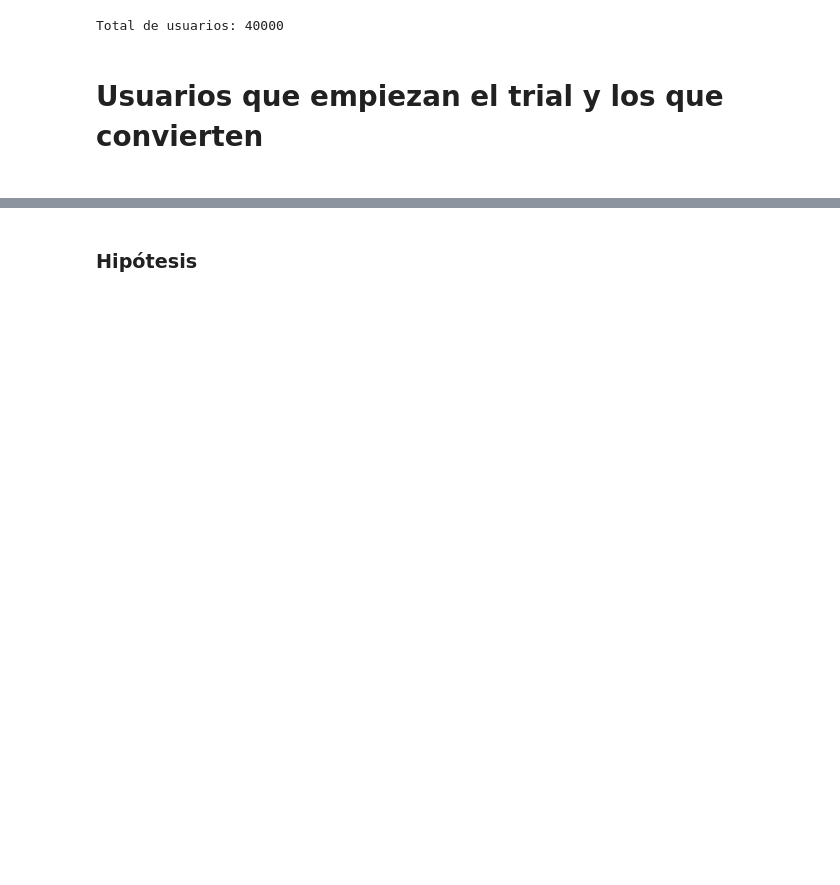
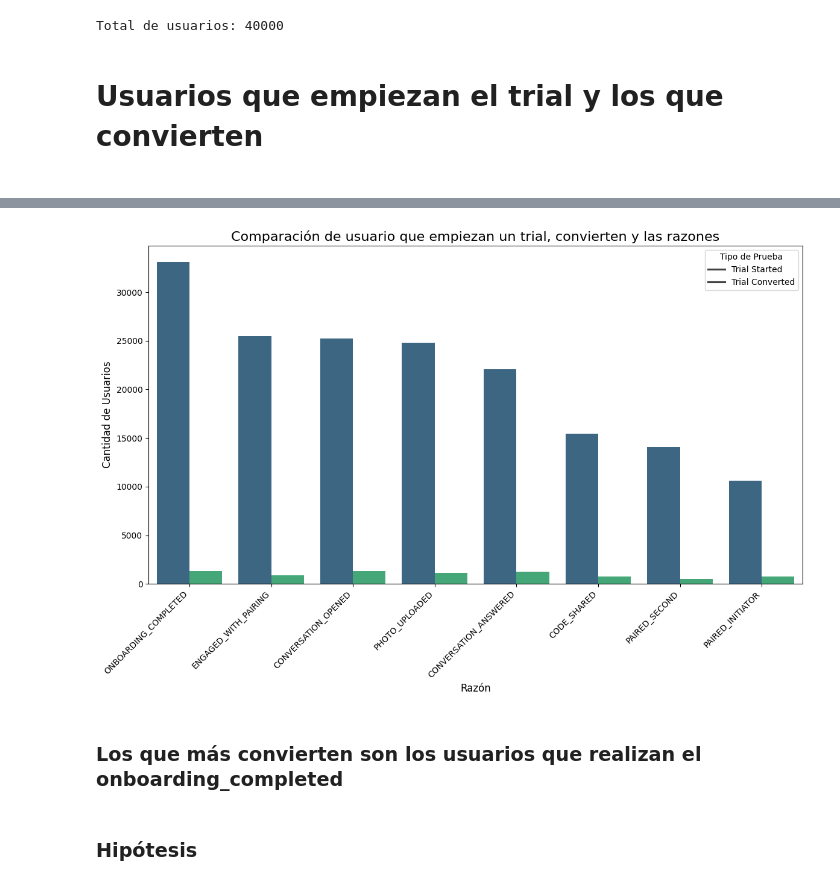
Before and after one commit to NaiSaratxaga/EDA_user-conversion-analysis, a Jupyter notebook: Notebooks/EDA_user_conversion_analysis.ipynb, the cells around one changed output, grey strips where cells are left out. Drawn from its saved outputs; the diff is of its cells as text; code cells hidden in the pictures; blank space fills up the shorter version.

```diff
--- a/Notebooks/EDA_user_conversion_analysis.ipynb
+++ b/Notebooks/EDA_user_conversion_analysis.ipynb
@@ -165,3 +208,68 @@ Total de usuarios: 40000
+# %%
+# Lista de columnas con razones
+reason_cols = [
+    "PAIRED_INITIATOR",
+    "PAIRED_SECOND",
+    "PHOTO_UPLOADED",
+    "CONVERSATION_ANSWERED",
+    "ONBOARDING_COMPLETED",
+    "CODE_SHARED",
+    "CONVERSATION_OPENED",
+    "ENGAGED_WITH_PAIRING"
+]
+
+### Calcular las tasas de conversión por razón
+
+# Calcular el total de "TRIAL_STARTED" y "TRIAL_CONVERTED" para cada razón
+trial_started = df[reason_cols].sum(axis=0).reset_index()
+trial_started.columns = ["Reason", "Trial Started"]
+
+# Calcular el total de "TRIAL_CONVERTED" para cada razón
+trial_converted = df[reason_cols].apply(lambda x: df["TRIAL_CONVERTED"][x == 1].sum()).reset_index()
+trial_converted.columns = ["Reason", "Trial Converted"]
+
+# Unir los DataFrames de "Trial Started" y "Trial Converted"
+combined = pd.merge(trial_started, trial_converted, on="Reason")
+
+# Calcular la tasa de conversión para cada razón (Trial Converted / Trial Started)
+combined["Conversion Rate"] = combined["Trial Converted"] / combined["Trial Started"]
+
+# Ordenar por la cantidad de usuarios de "Trial Started" de mayor a menor (o por "Trial Converted" si prefieres)
+combined = combined.sort_values(by="Trial Started", ascending=False)
+
+# Convertir a formato largo para graficar (melt)
+combined_melted = combined.melt(id_vars="Reason", value_vars=["Trial Started", "Trial Converted"],
+                                 var_name="Trial Type", value_name="Count")
+
+# Graficar las barras verticales, ordenadas de mayor a menor
+plt.figure(figsize=(12, 8))
+sns.barplot(x="Reason", y="Count", hue="Trial Type", data=combined_melted, palette="viridis")
+
+# Ajustar la leyenda para que no se muestre la "Conversion Rate"
+plt.legend(title='Tipo de Prueba', loc='upper right', labels=["Trial Started", "Trial Converted"])
+
+# Personalizar la gráfica
+plt.title("Comparación de usuario que empiezan un trial, convierten y las razones", fontsize=16)
+plt.ylabel("Cantidad de Usuarios", fontsize=12)
+plt.xlabel("Razón", fontsize=12)
+
+# Rotar las etiquetas del eje X para que sean legibles
+plt.xticks(rotation=45, ha="right")
+
+plt.tight_layout()
+
+# Mostrar el gráfico
+plt.show()
+
+# # Calcular el ratio de conversión total (usuarios que seleccionaron al menos una razón)
+# total_conversion = (df[reason_cols].sum(axis=1) > 0).mean()
+
+# # Mostrar el ratio de conversión total
+# print(f"El ratio de conversión total es: {total_conversion:.2f}")
+# %% [output]
+[figure, added]
+# %% [markdown]
+### Los que más convierten son los usuarios que realizan el onboarding_completed
 # %% [markdown]
 ### Hipótesis
 # %%
```
Also changed, not shown: parts of 17 cells of this notebook, 1 other file.
